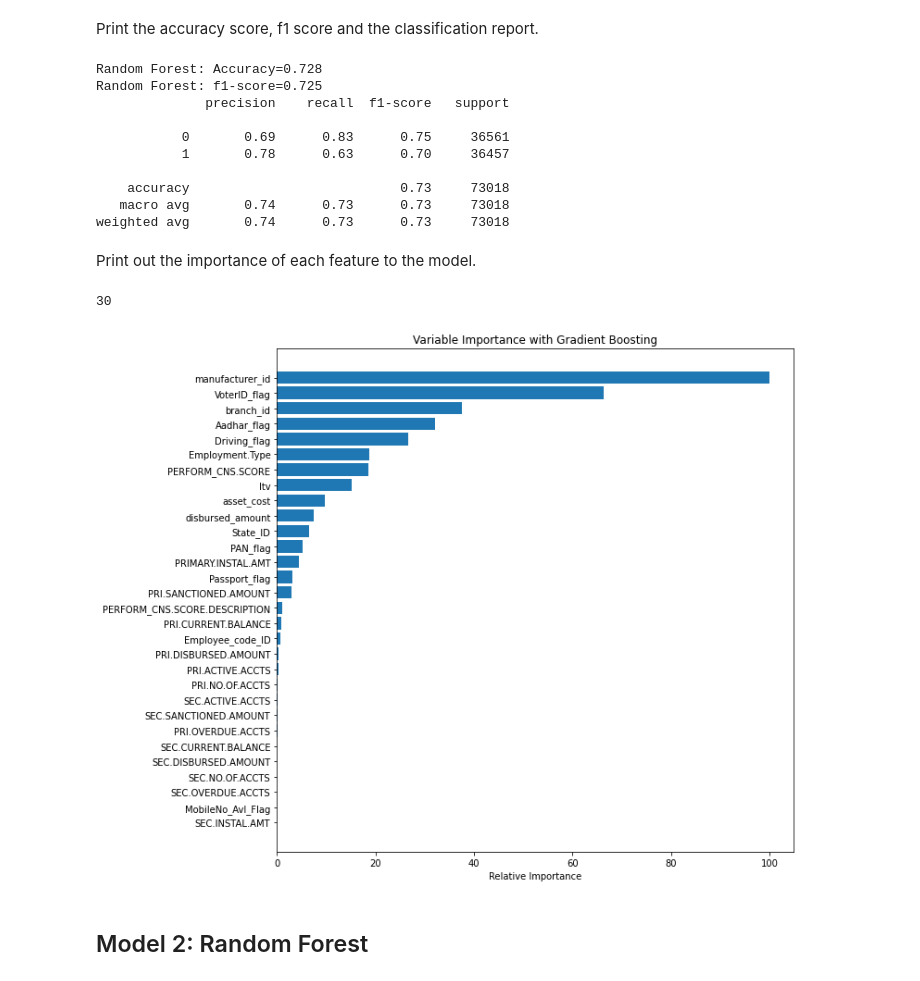
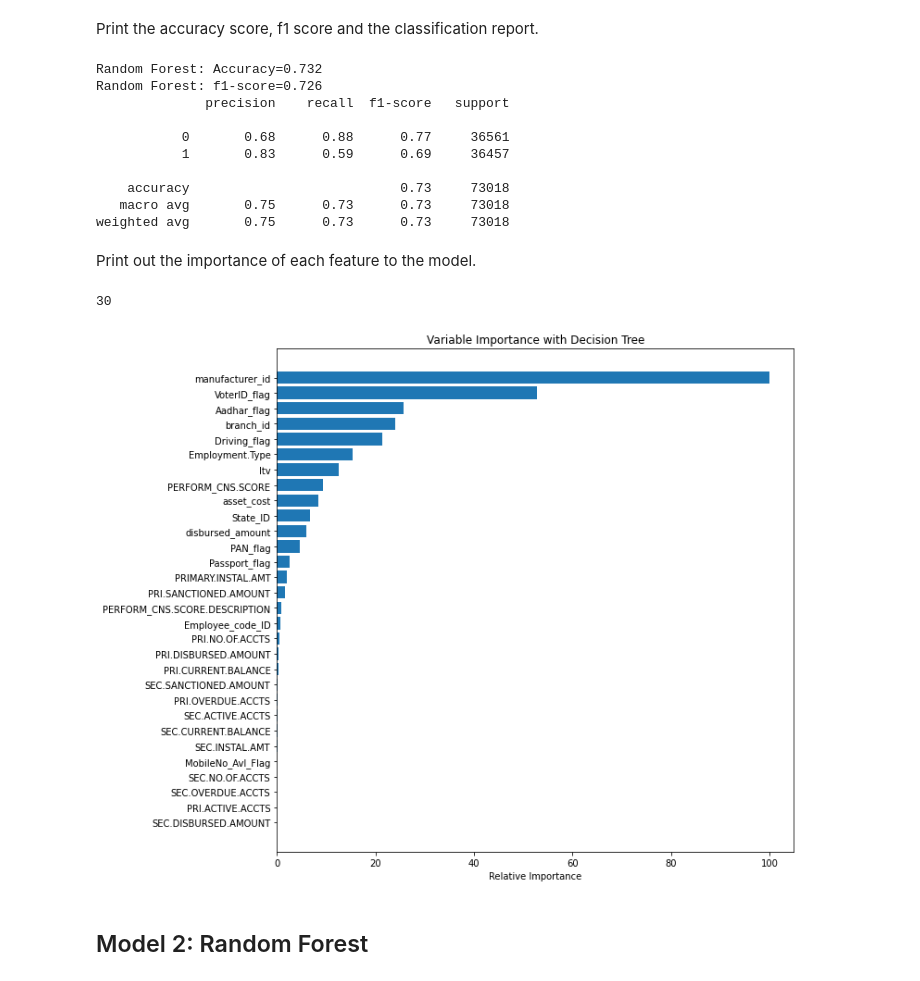
Before and after one commit to steviekwonders/Capstone-2, a Jupyter notebook: Modeling/Preprocessing and Modeling.ipynb, the cells around one changed output. Drawn from its saved outputs; the diff is of its cells as text; code cells hidden in the pictures.

```diff
--- a/Modeling/Preprocessing and Modeling.ipynb
+++ b/Modeling/Preprocessing and Modeling.ipynb
@@ -532,7 +538,7 @@ Finalize our best decision model with our best_params_ and assign to model 1.
 # %%
 # model_1 will be our decision tree with the best_params_ from grid search passed in
 model_1 = tree.DecisionTreeClassifier(criterion ='gini', random_state= 1234,
-                                            max_depth  = 9, min_samples_split=3, min_samples_leaf=1)
+                                            max_depth  = 9, min_samples_split=7, min_samples_leaf=3)
 model_1.fit(X_train_stand, y_train)
 y_pred = model_1.predict(X_test_stand)
 # %% [markdown]
@@ -545,36 +551,36 @@ print('Random Forest: Accuracy=%.3f' % (ac))
 print('Random Forest: f1-score=%.3f' % (f1))
 print(sklearn.metrics.classification_report(y_test, y_pred))
 # %% [output]
-Random Forest: Accuracy=0.728
-Random Forest: f1-score=0.725
+Random Forest: Accuracy=0.732
+Random Forest: f1-score=0.726
               precision    recall  f1-score   support
 
-           0       0.69      0.83      0.75     36561
-           1       0.78      0.63      0.70     36457
+           0       0.68      0.88      0.77     36561
+           1       0.83      0.59      0.69     36457
 
     accuracy                           0.73     73018
-   macro avg       0.74      0.73      0.73     73018
-weighted avg       0.74      0.73      0.73     73018
+   macro avg       0.75      0.73      0.73     73018
+weighted avg       0.75      0.73      0.73     73018
 # %% [markdown]
 Print out the importance of each feature to the model.
 # %%
 feature_importance = model_1.feature_importances_
 # make importances relative to max importance
 feature_importance = 100.0 * (feature_importance / feature_importance.max())[:30]
 sorted_idx = np.argsort(feature_importance)[:30]
 
 pos = np.arange(sorted_idx.shape[0]) + .5
 print(pos.size)
 sorted_idx.size
 plt.figure(figsize=(10,10))
 plt.barh(pos, feature_importance[sorted_idx], align='center')
 plt.yticks(pos, X.columns[sorted_idx])
 plt.xlabel('Relative Importance')
-plt.title('Variable Importance with Gradient Boosting')
+plt.title('Variable Importance with Decision Tree')
 plt.show()
 # %% [output]
 30
-[figure, old version]
+[figure, new version]
 # %% [markdown]
 ## Model 2: Random Forest
 # %%
```
Also changed, not shown: parts of 19 cells of this notebook.
